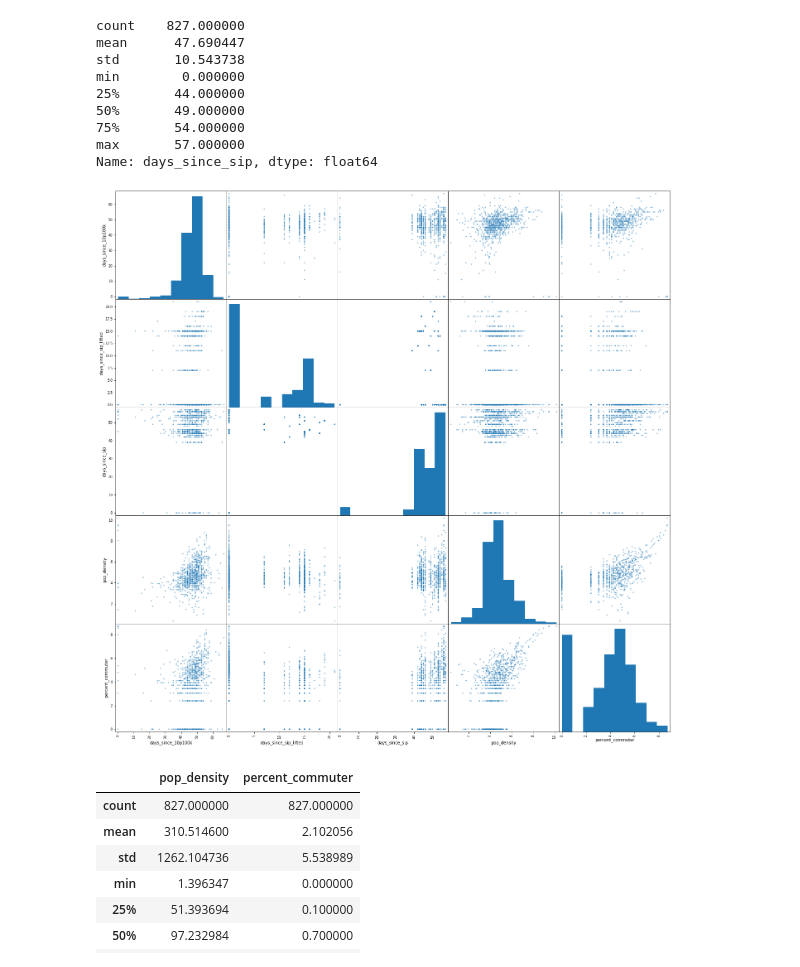
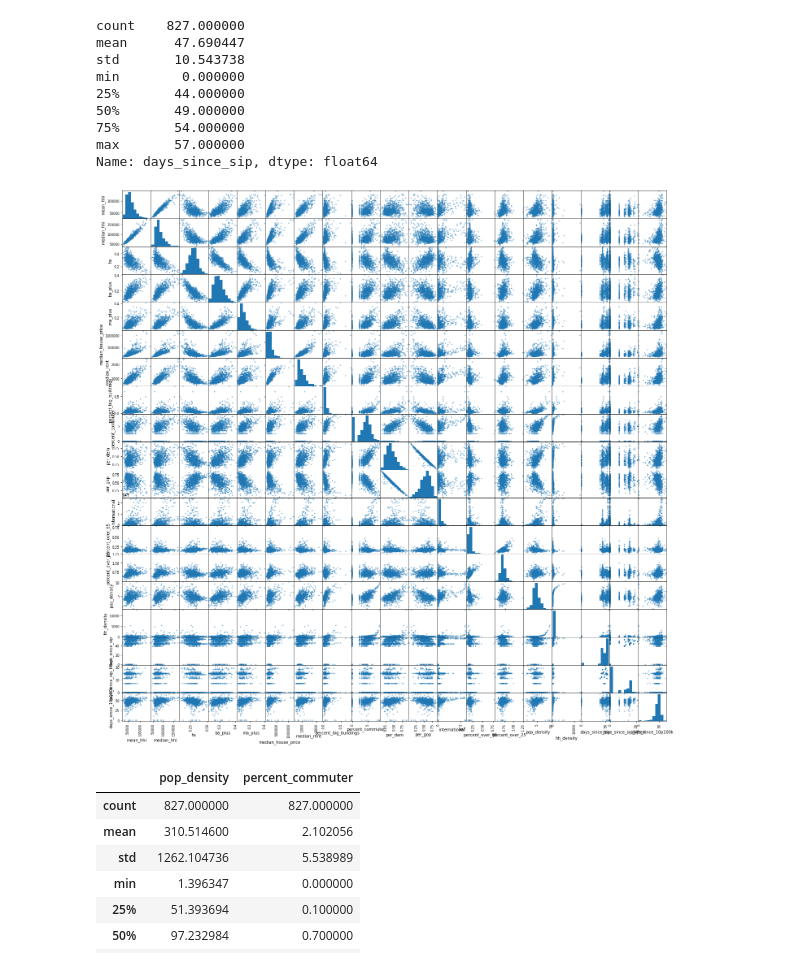
Before and after one commit to ian-branum/predicting-coronavirus, a Jupyter notebook: EDA.ipynb, the cells around one changed output. Cells and saved outputs as stored; diff of their text form; code cells hidden in the pictures.

```diff
--- a/EDA.ipynb
+++ b/EDA.ipynb
@@ -142,0 +131,4 @@ geo.head()
+# %%
+counties = ap.extract_geography()
+airports = ap.extract_airports()
+intl_index = ap.build_intl_arrivals_index_df2(counties, airports, 30, 200)
@@ -156,6 +179,7 @@ big_df = pd.merge(big_df, edu, how='inner', left_on=['fips'], right_on=['fips'])
 big_df = pd.merge(big_df, housing, how='inner', left_on=['fips'], right_on=['fips'])
 big_df = pd.merge(big_df, pubtrans, how='inner', left_on=['fips'], right_on=['fips'])
 big_df = pd.merge(big_df, election, how='left', left_on=['fips'], right_on=['fips'])
+big_df = pd.merge(big_df, intl_index[['fips', 'international']], how='left', left_on=['fips'], right_on=['fips'])
 big_df = pd.merge(big_df, sip, how='left', left_on=['state'], right_on=['state'])
 
 big_df = pd.merge(big_df, max_cases, how='left', left_on=['fips'], right_on=['fips'])
@@ -245,17 +269,16 @@ min        0.000000
 max       57.000000
 Name: days_since_sip, dtype: float64
 # %%
-X = clean_df.drop(['case_rate', 'death_rate', 'sc', 'state', 'county'], axis=1).set_index('fips')
-X = X[['days_since_10p100k', 'days_since_sip_lifted', 'days_since_sip', 'pop_density', 'percent_commuter']]
+#X = X[['days_since_10p100k', 'days_since_sip_lifted', 'days_since_sip', 'pop_density', 'percent_commuter']]
 #X = X[['pop_density']
 #per100k['cases_per'] = per100k.apply(lambda row: (row['cases']/row['population'])*100000, axis=1)
 
 #X['days_since_sip'] = X.apply(lambda x: np.log(x['days_since_sip']*100+1), axis=1)
 X['percent_commuter'] = X.apply(lambda x: np.log(x['percent_commuter']*100+1), axis=1)
 X['pop_density'] = X.apply(lambda x: np.log(x['pop_density']), axis=1)
 xxx = pd.plotting.scatter_matrix(X, figsize=(24,24))
 # %% [output]
-[figure, old version]
+[figure, new version]
 # %%
 X.describe()
 # %% [output]
```
Also changed, not shown: parts of 20 cells of this notebook, 4 other files.
